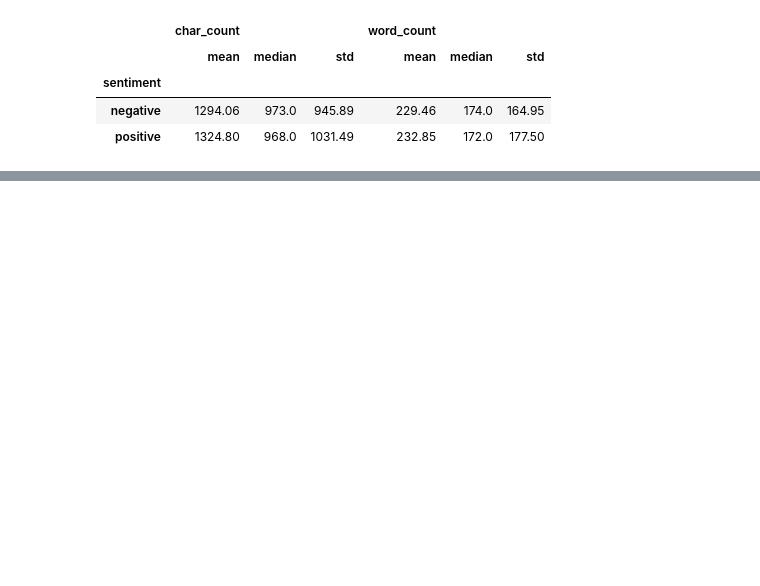
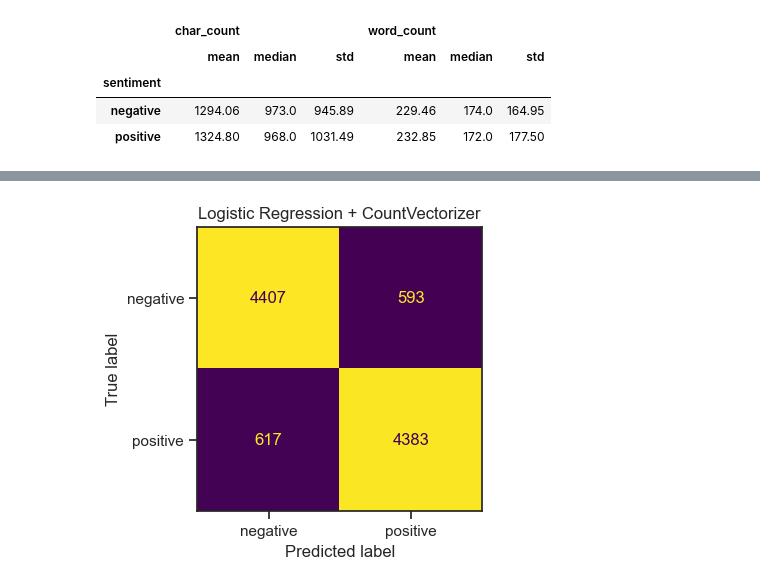
Before and after one commit to acostabrandon/text-analytics-spring-2026, a Jupyter notebook: assignment_2/notebooks/text_classification_assignment2.ipynb, the cells around one changed output, grey strips where cells are left out. Cells and saved outputs as stored; diff of their text form; code cells hidden in the pictures; blank space fills up the shorter version.

```diff
--- a/assignment_2/notebooks/text_classification_assignment2.ipynb
+++ b/assignment_2/notebooks/text_classification_assignment2.ipynb
@@ -145,0 +473,11 @@ Time to run AutoViz = 7 seconds
+# %%
+lr_count = LogisticRegression(max_iter=1000)
+lr_count.fit(X_train_count, y_train)
+
+y_pred_lr_count = lr_count.predict(X_test_count)
+
+print("Logistic Regression + CountVectorizer")
+print("Accuracy:", round(accuracy_score(y_test, y_pred_lr_count), 4))
+print("Precision:", round(precision_score(y_test, y_pred_lr_count, pos_label="positive"), 4))
+print("Recall:", round(recall_score(y_test, y_pred_lr_count, pos_label="positive"), 4))
+print("F1:", round(f1_score(y_test, y_pred_lr_count, pos_label="positive"), 4))
@@ -145,0 +630,11 @@ Time to run AutoViz = 7 seconds
+# %%
+cm = confusion_matrix(y_test, y_pred_lr_count, labels=["negative", "positive"])
+
+fig, ax = plt.subplots(figsize=(4, 4))
+disp = ConfusionMatrixDisplay(confusion_matrix=cm, display_labels=["negative", "positive"])
+disp.plot(ax=ax, colorbar=False, values_format="d")
+ax.set_title("Logistic Regression + CountVectorizer")
+plt.tight_layout()
+plt.show()
+# %% [output]
+[figure, added]
```
Also changed, not shown: parts of 55 cells of this notebook, 3 other files.
